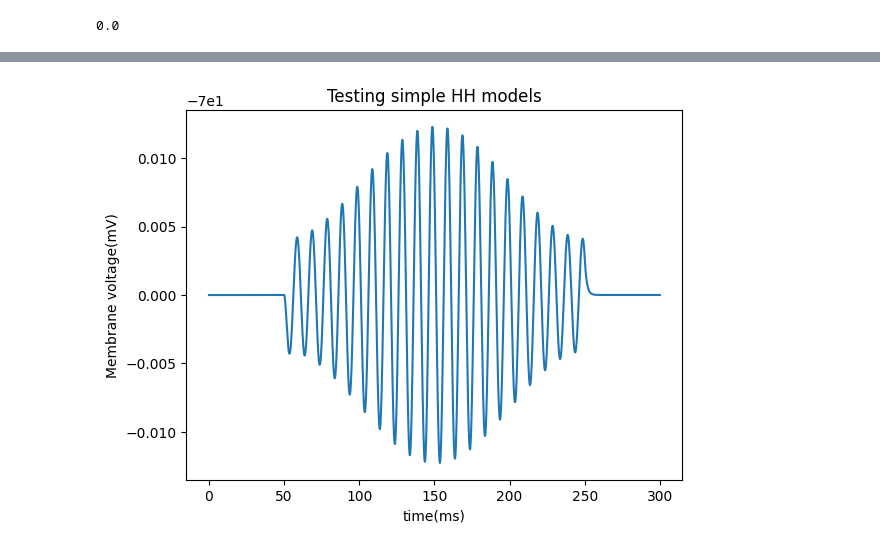
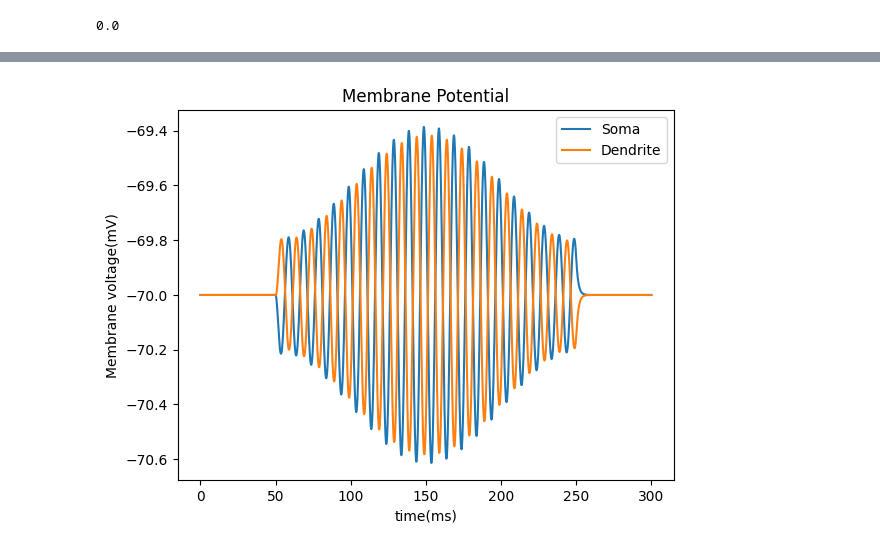
Before and after one commit to pedrofurrix/HH_simple, a Jupyter notebook: Test_ec.ipynb, the cells around one changed output, grey strips where cells are left out. Cells and saved outputs as stored; diff of their text form; code cells hidden in the pictures.

```diff
--- a/Test_ec.ipynb
+++ b/Test_ec.ipynb
@@ -220,8 +223,8 @@ h.continuerun(simtime)
 from functions.savedata import savedata
 #vrec=h._ref_vrec
 #vrec=range(len(t))
-dend_v=range(len(t))
-savedata(folder,0,t,soma_v,dend_v,extracellular_v_soma,is_xtra,vrec)
+#dend_v=range(len(t))
+savedata(folder,run_id,t,soma_v,dend_v,extracellular_v_soma,is_xtra,vrec)
 # %%
 #plot is over time
 title1="IS over time"
@@ -251,9 +258,13 @@ saveplot(folder,title1,fig)
-# %%
-plt.Figure()
-plt.plot(t,soma_v)
-plt.xlabel("time(ms)")
-plt.ylabel("Membrane voltage(mV)")
-plt.title("Testing simple HH models")
-plt.show()
-# %% [output]
-[figure, removed]
+# %%
+fig,ax=plt.subplots()
+title1="Membrane Potential"
+ax.plot(t,soma_v,label="Soma")
+ax.plot(t,dend_v,label="Dendrite")
+ax.set_xlabel("time(ms)")
+ax.set_ylabel("Membrane voltage(mV)")
+ax.set_title(title1)
+ax.legend()
+plt.show()
+saveplot(folder,title1,fig)
+# %% [output]
+[figure, added]
```
Also changed, not shown: parts of 15 cells of this notebook, 2 other files.
